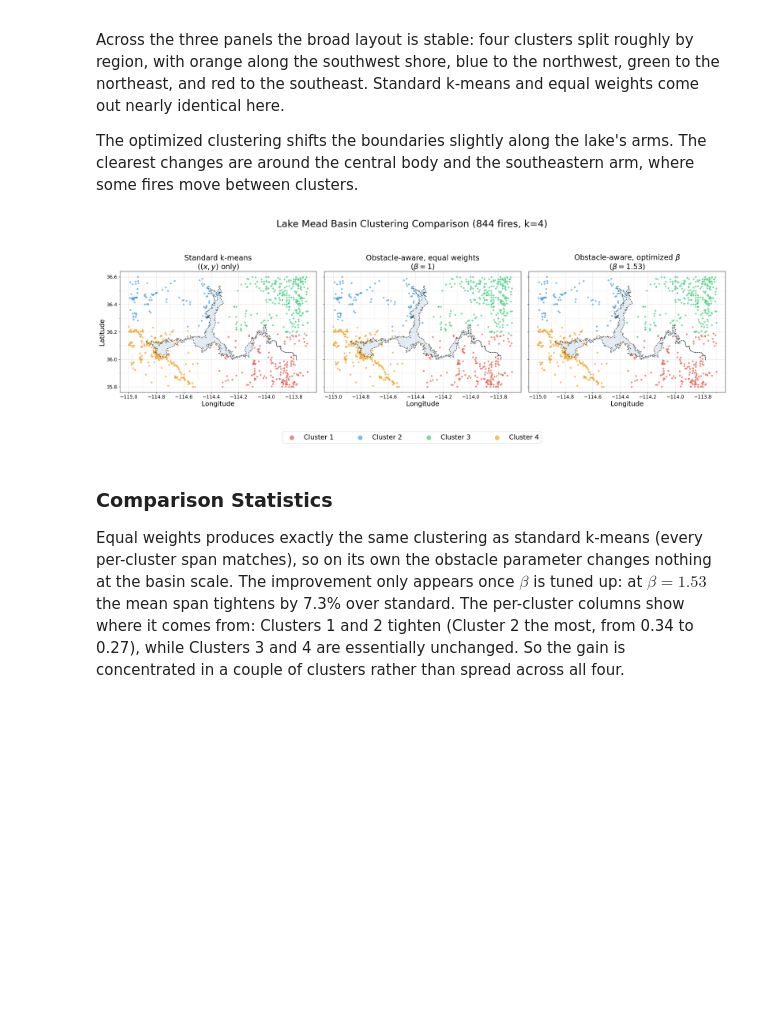
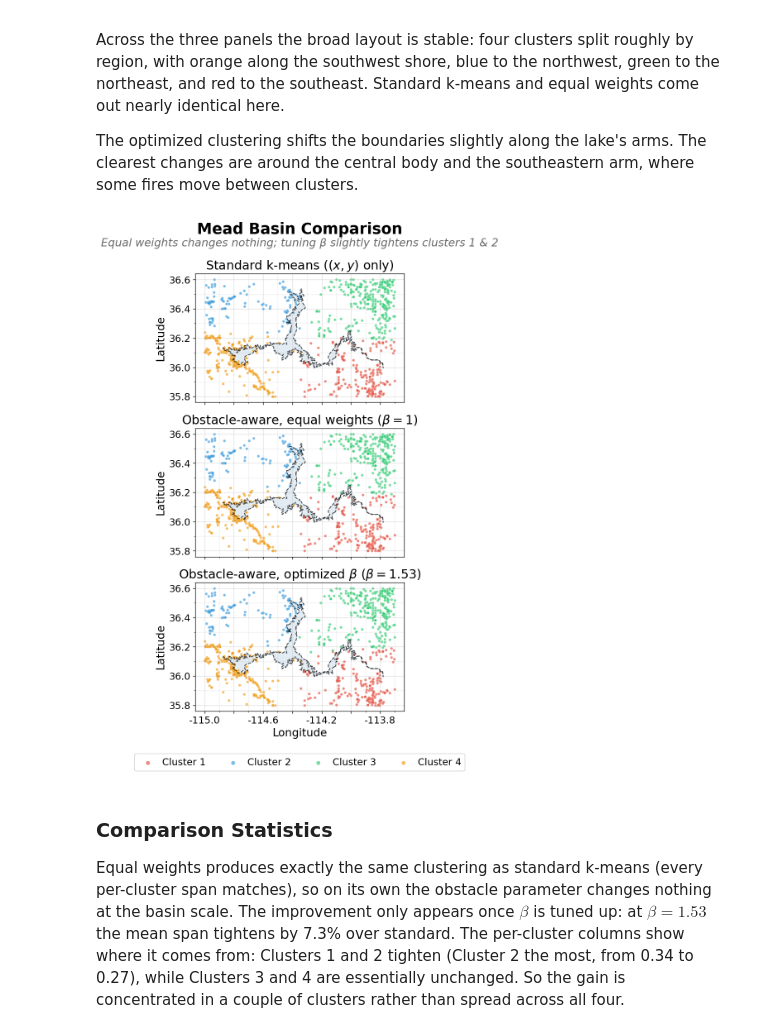
Before and after one commit to Michele-75/obstacle-aware-clustering, a Jupyter notebook: notebooks/03_mead_wildfires_clustered.ipynb, the cells around one changed output. Saved outputs shown, nothing was run; the diff lists cells and outputs as text; code cells hidden in the pictures; blank space fills up the shorter version.

Commit message:
Plot fixes to make more visible in report

```diff
--- a/notebooks/03_mead_wildfires_clustered.ipynb
+++ b/notebooks/03_mead_wildfires_clustered.ipynb
@@ -743,60 +760,69 @@ Across the three panels the broad layout is stable: four clusters split roughly
 
 The optimized clustering shifts the boundaries slightly along the lake's arms. The clearest changes are around the central body and the southeastern arm, where some fires move between clusters.
 # %%
-fig, axes = plt.subplots(1, 3, figsize=(24, 8), sharex=True, sharey=True)
+fig, axes = plt.subplots(3, 1, figsize=(9, 11), sharex=True, sharey=True)
+
+# Label longitudes only every 0.40 (so -115.0, -114.6, -114.2, -113.8 show up).
+# 0.20 ticks at the in-between values stay as gridlines without labels.
+def label_every_other_x(x, pos):
+    # Round to handle floating-point imprecision
+    return f'{x:.1f}' if round(x * 10) % 4 == 2 else ''
 
 for ax, labels, title in [
-    (axes[0], labels_basin_std_aligned, 'Standard k-means\n($(x, y)$ only)'),
+    (axes[0], labels_basin_std_aligned, 'Standard k-means ($(x, y)$ only)'),
     (axes[1], labels_basin_eq_aligned,
-     r'Obstacle-aware, equal weights' + '\n' + r'($\beta = 1$)'),
+     r'Obstacle-aware, equal weights ($\beta = 1$)'),
     (axes[2], labels_basin_opt_aligned,
-     r'Obstacle-aware, optimized $\beta$' + '\n' +
-     rf'($\beta = {opt_beta_basin:.2f}$)'),
+     rf'Obstacle-aware, optimized $\beta$ ($\beta = {opt_beta_basin:.2f}$)'),
 ]:
     # Boundary
     ax.plot(spline_pts[:, 0], spline_pts[:, 1], color='black', linestyle='--',
             linewidth=1.2, alpha=0.7)
     ax.fill(spline_pts[:, 0], spline_pts[:, 1], alpha=0.15, color='steelblue')
 
     # Fires colored by cluster
     for i in range(k):
         mask = labels == i
         ax.scatter(fires['LONGITUDE'].values[mask],
                    fires['LATITUDE'].values[mask],
-                   c=CLUSTER_COLORS[i], s=25, alpha=0.65,
+                   c=CLUSTER_COLORS[i], s=15, alpha=0.65,
                    label=f'Cluster {i+1}', edgecolors='white', linewidth=0.2)
 
-    ax.set_title(title, fontsize=20)
-    ax.set_xlabel('Longitude', fontsize=18)
+    ax.set_title(title, fontsize=18, fontweight='normal')
+    ax.set_ylabel('Latitude', fontsize=16)
     ax.set_aspect('equal')
 
-    # Gridlines every 0.10 on both axes; labels only every 0.20
-    ax.xaxis.set_major_locator(MultipleLocator(0.20))   # labeled
-    ax.xaxis.set_minor_locator(MultipleLocator(0.10))   # gridline only
-    ax.yaxis.set_major_locator(MultipleLocator(0.20))   # labeled
-    ax.yaxis.set_minor_locator(MultipleLocator(0.10))   # gridline only
+    # Gridlines every 0.10 on both axes; labels every 0.20 except x labels
+    # are thinned further to every 0.40 by the formatter above.
+    ax.xaxis.set_major_locator(MultipleLocator(0.20))
+    ax.xaxis.set_minor_locator(MultipleLocator(0.10))
+    ax.xaxis.set_major_formatter(FuncFormatter(label_every_other_x))
+    ax.yaxis.set_major_locator(MultipleLocator(0.20))
+    ax.yaxis.set_minor_locator(MultipleLocator(0.10))
     ax.grid(which='major', alpha=0.4)
     ax.grid(which='minor', alpha=0.2)
 
-    ax.tick_params(axis='both', which='major', labelsize=13)
+    ax.tick_params(axis='both', which='major', labelsize=14)
 
-axes[0].set_ylabel('Latitude', fontsize=18)
+# Only the bottom panel needs the x-axis label since sharex hides the others' ticks
+axes[2].set_xlabel('Longitude', fontsize=16)
 
-# Larger legend, pushed further below the panels
+# Smaller legend so we can pull bottom margin in and use the room for hspace
 handles, leg_labels = axes[0].get_legend_handles_labels()
 fig.legend(handles, leg_labels, loc='lower center', ncol=k,
-           bbox_to_anchor=(0.5, -0.04), frameon=True, fontsize=18,
-           markerscale=2.5, columnspacing=3.0, handletextpad=0.8)
+           bbox_to_anchor=(0.5, -0.02), frameon=True, fontsize=14,
+           markerscale=1.5, columnspacing=1.8, handletextpad=0.5)
 
-fig.suptitle(f'Lake Mead Basin Clustering Comparison ({len(fires)} fires, k={k})',
-             fontsize=26, y=1.03)
+fig.suptitle('Mead Basin Comparison', fontsize=22, y=0.995, fontweight='bold')
+fig.text(0.5, 0.95,
+         'Equal weights changes nothing; tuning β slightly tightens clusters 1 & 2',
+         ha='center', fontsize=16, style='italic', color='dimgray')
 
-# Reserve bottom room for the legend; pull panels close together
-plt.tight_layout(rect=[0, 0.10, 1, 0.97])
-plt.subplots_adjust(wspace=0.04)
+plt.tight_layout(rect=[0, 0.03, 1, 0.99])
+plt.subplots_adjust(hspace=0.2)
 plt.show()
 # %% [output]
-[figure, old version]
+[figure, new version]
 # %% [markdown]
 ### Comparison Statistics
 
```
Also changed, not shown: parts of 6 cells of this notebook, 1 other file.
